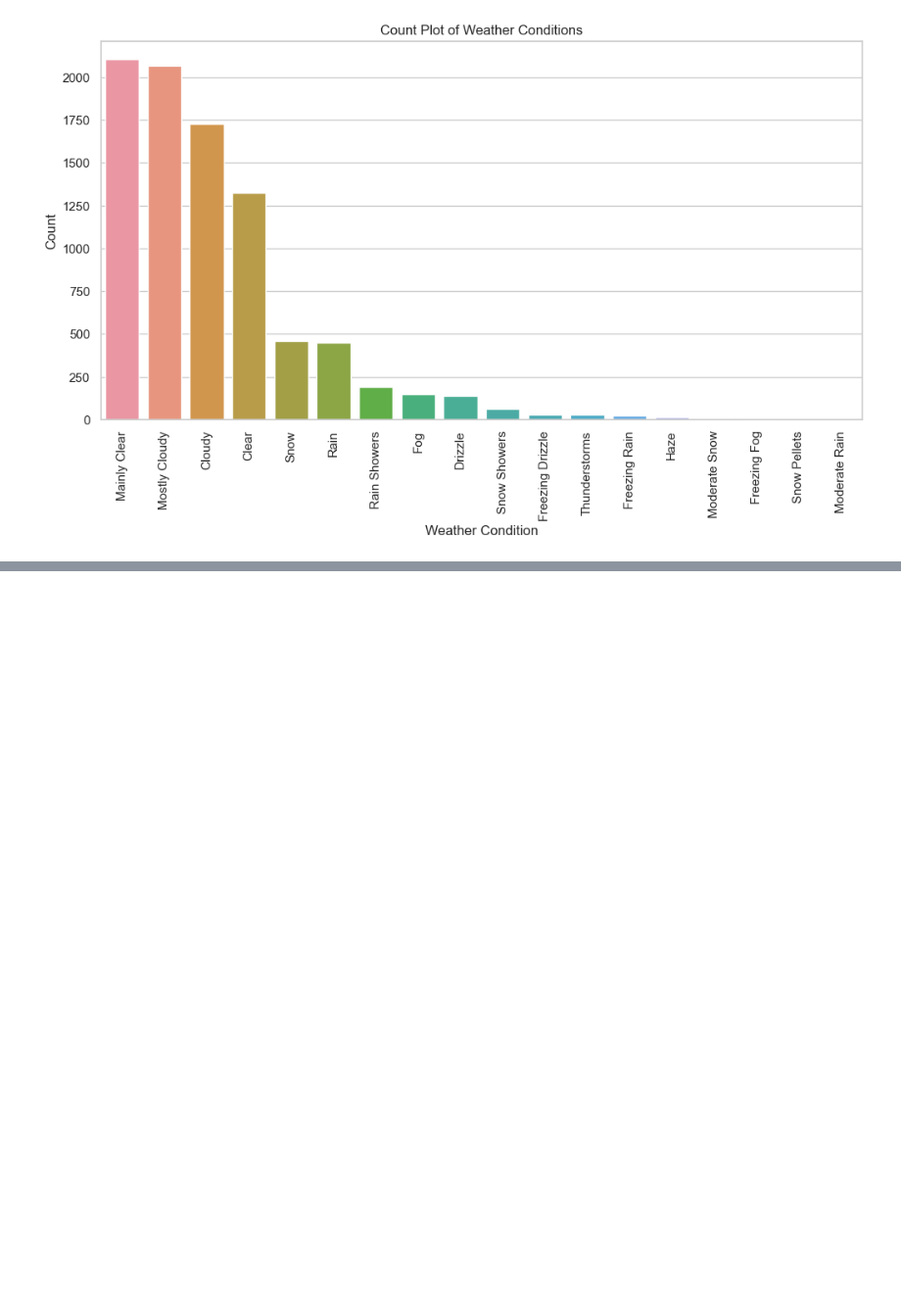
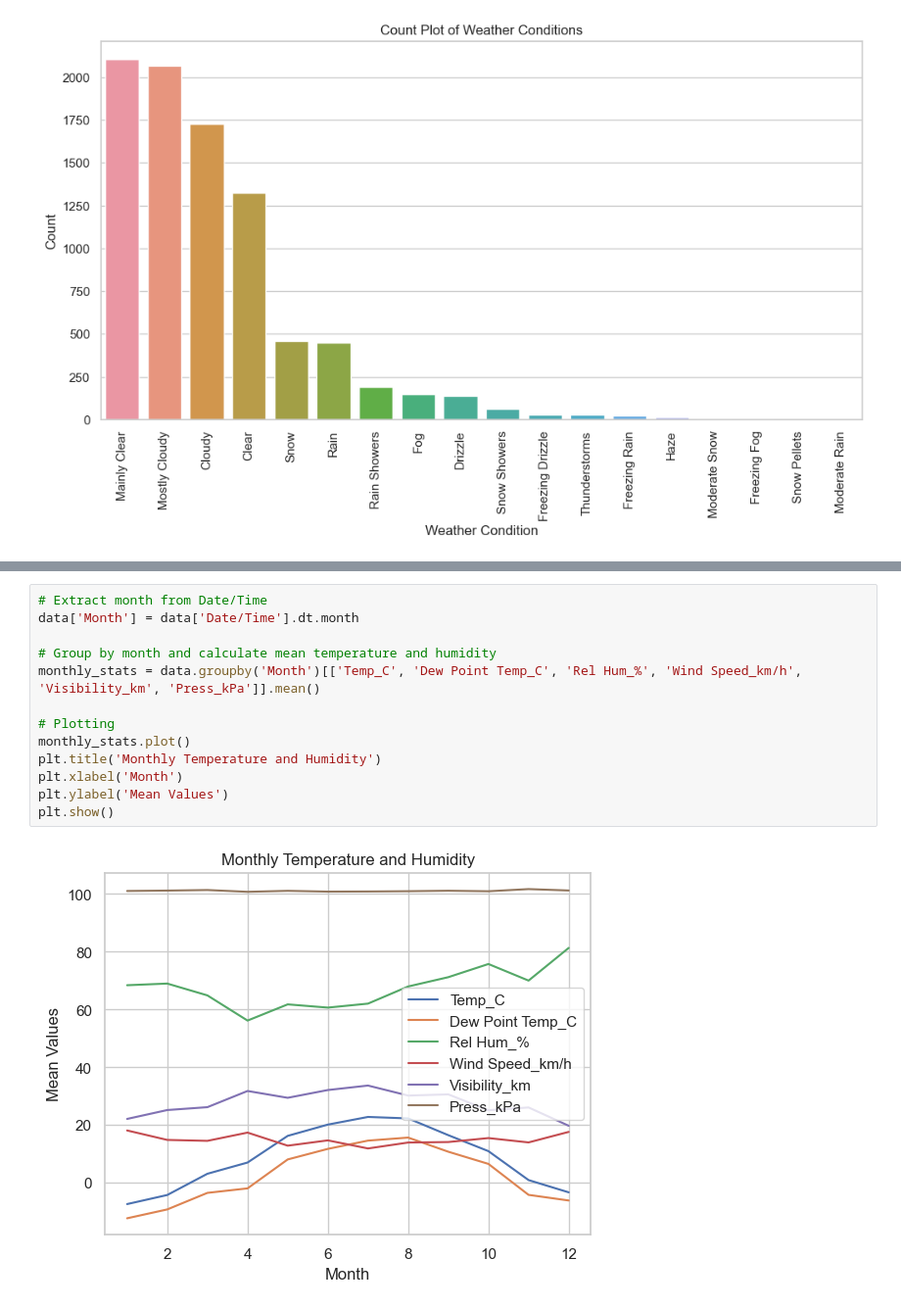
Before and after one commit to EstherMamai/Data-Science-Practice, a Jupyter notebook: eda/eda.ipynb, the cells around one changed output, grey strips where cells are left out. Shown at 98% size. Drawn from its saved outputs; the diff is of its cells as text; blank space fills up the shorter version.

```diff
--- a/eda/eda.ipynb
+++ b/eda/eda.ipynb
@@ -260,0 +333,15 @@ plt.show()
+# %%
+# Extract month from Date/Time
+data['Month'] = data['Date/Time'].dt.month
+
+# Group by month and calculate mean temperature and humidity
+monthly_stats = data.groupby('Month')[['Temp_C', 'Dew Point Temp_C', 'Rel Hum_%', 'Wind Speed_km/h', 'Visibility_km', 'Press_kPa']].mean()
+
+# Plotting
+monthly_stats.plot()
+plt.title('Monthly Temperature and Humidity')
+plt.xlabel('Month')
+plt.ylabel('Mean Values')
+plt.show()
+# %% [output]
+[figure, added]
```
Also changed, not shown: parts of 9 cells of this notebook.
